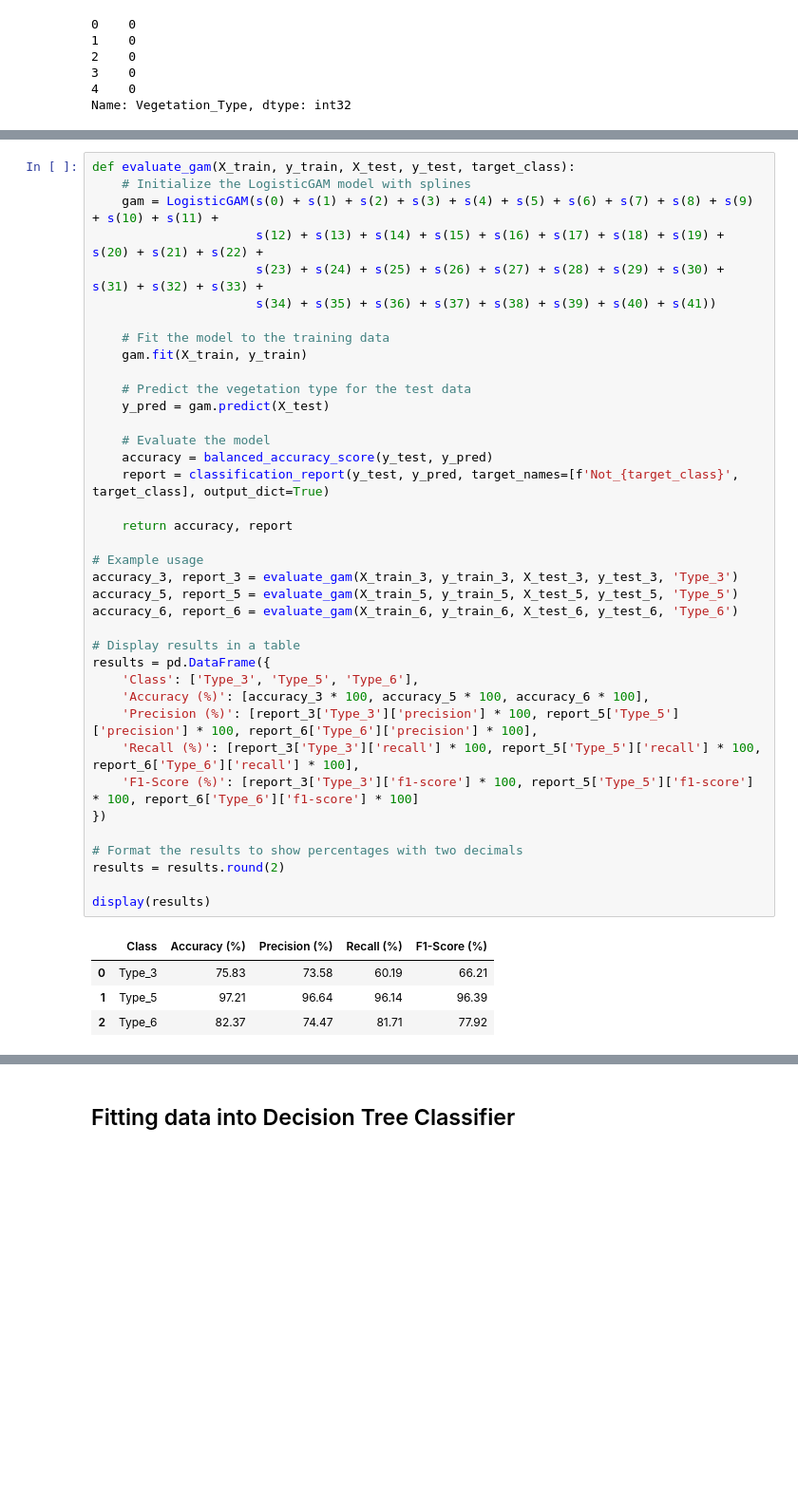
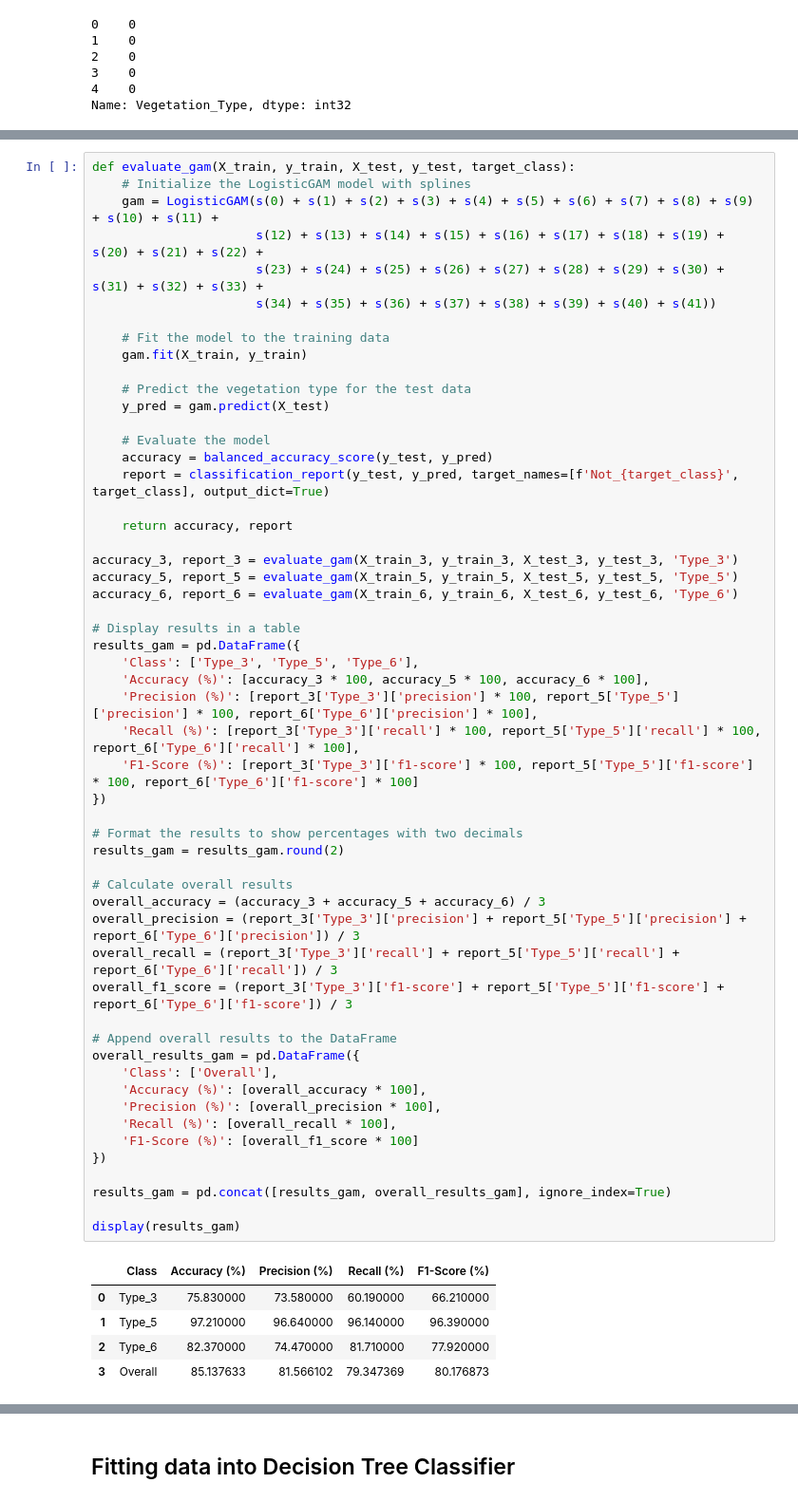
Before and after one commit to jorgemartins1986/APRAU_1050497_1050532, a Jupyter notebook: assignment.ipynb, the cells around one changed output, grey strips where cells are left out. Shown at 95% size. Drawn from its saved outputs; the diff is of its cells as text; blank space fills up the shorter version.

```diff
--- a/assignment.ipynb
+++ b/assignment.ipynb
@@ -1160,37 +1168,54 @@ def evaluate_gam(X_train, y_train, X_test, y_test, target_class):
                       s(34) + s(35) + s(36) + s(37) + s(38) + s(39) + s(40) + s(41))
 
     # Fit the model to the training data
     gam.fit(X_train, y_train)
 
     # Predict the vegetation type for the test data
     y_pred = gam.predict(X_test)
 
     # Evaluate the model
     accuracy = balanced_accuracy_score(y_test, y_pred)
     report = classification_report(y_test, y_pred, target_names=[f'Not_{target_class}', target_class], output_dict=True)
 
     return accuracy, report
 
-# Example usage
 accuracy_3, report_3 = evaluate_gam(X_train_3, y_train_3, X_test_3, y_test_3, 'Type_3')
 accuracy_5, report_5 = evaluate_gam(X_train_5, y_train_5, X_test_5, y_test_5, 'Type_5')
 accuracy_6, report_6 = evaluate_gam(X_train_6, y_train_6, X_test_6, y_test_6, 'Type_6')
 
 # Display results in a table
-results = pd.DataFrame({
+results_gam = pd.DataFrame({
     'Class': ['Type_3', 'Type_5', 'Type_6'],
     'Accuracy (%)': [accuracy_3 * 100, accuracy_5 * 100, accuracy_6 * 100],
     'Precision (%)': [report_3['Type_3']['precision'] * 100, report_5['Type_5']['precision'] * 100, report_6['Type_6']['precision'] * 100],
     'Recall (%)': [report_3['Type_3']['recall'] * 100, report_5['Type_5']['recall'] * 100, report_6['Type_6']['recall'] * 100],
     'F1-Score (%)': [report_3['Type_3']['f1-score'] * 100, report_5['Type_5']['f1-score'] * 100, report_6['Type_6']['f1-score'] * 100]
 })
 
 # Format the results to show percentages with two decimals
-results = results.round(2)
+results_gam = results_gam.round(2)
 
-display(results)
+# Calculate overall results
+overall_accuracy = (accuracy_3 + accuracy_5 + accuracy_6) / 3
+overall_precision = (report_3['Type_3']['precision'] + report_5['Type_5']['precision'] + report_6['Type_6']['precision']) / 3
+overall_recall = (report_3['Type_3']['recall'] + report_5['Type_5']['recall'] + report_6['Type_6']['recall']) / 3
+overall_f1_score = (report_3['Type_3']['f1-score'] + report_5['Type_5']['f1-score'] + report_6['Type_6']['f1-score']) / 3
+
+# Append overall results to the DataFrame
+overall_results_gam = pd.DataFrame({
+    'Class': ['Overall'],
+    'Accuracy (%)': [overall_accuracy * 100],
+    'Precision (%)': [overall_precision * 100],
+    'Recall (%)': [overall_recall * 100],
+    'F1-Score (%)': [overall_f1_score * 100]
+})
+
+results_gam = pd.concat([results_gam, overall_results_gam], ignore_index=True)
+
+display(results_gam)
 # %% [output]
 |  | Class | Accuracy (%) | Precision (%) | Recall (%) | F1-Score (%) |
-| 0 | Type_3 | 75.83 | 73.58 | 60.19 | 66.21 |
-| 1 | Type_5 | 97.21 | 96.64 | 96.14 | 96.39 |
-| 2 | Type_6 | 82.37 | 74.47 | 81.71 | 77.92 |
+| 0 | Type_3 | 75.830000 | 73.580000 | 60.190000 | 66.210000 |
+| 1 | Type_5 | 97.210000 | 96.640000 | 96.140000 | 96.390000 |
+| 2 | Type_6 | 82.370000 | 74.470000 | 81.710000 | 77.920000 |
+| 3 | Overall | 85.137633 | 81.566102 | 79.347369 | 80.176873 |
```
Also changed, not shown: parts of 16 cells of this notebook.
